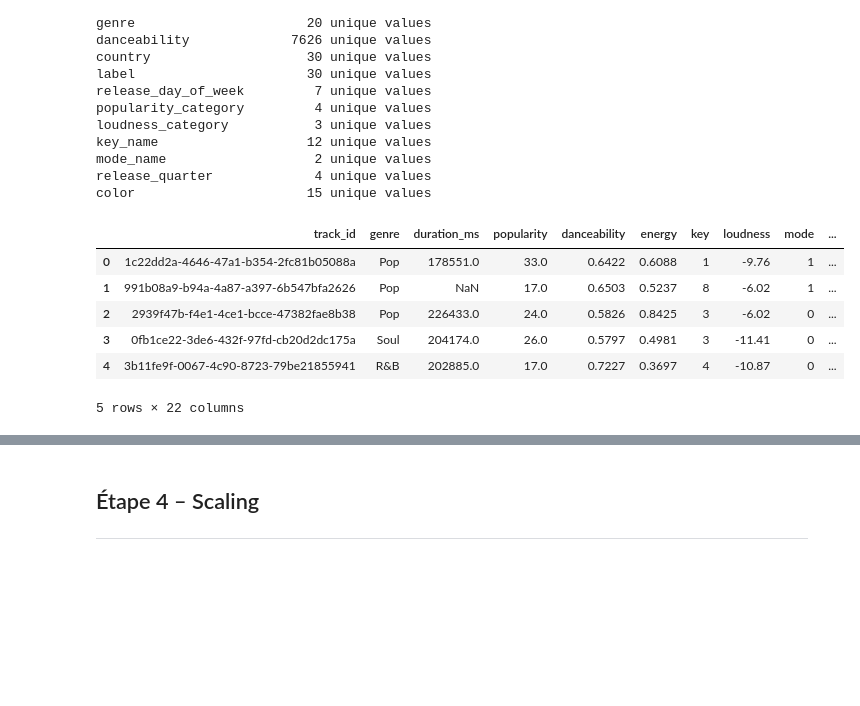
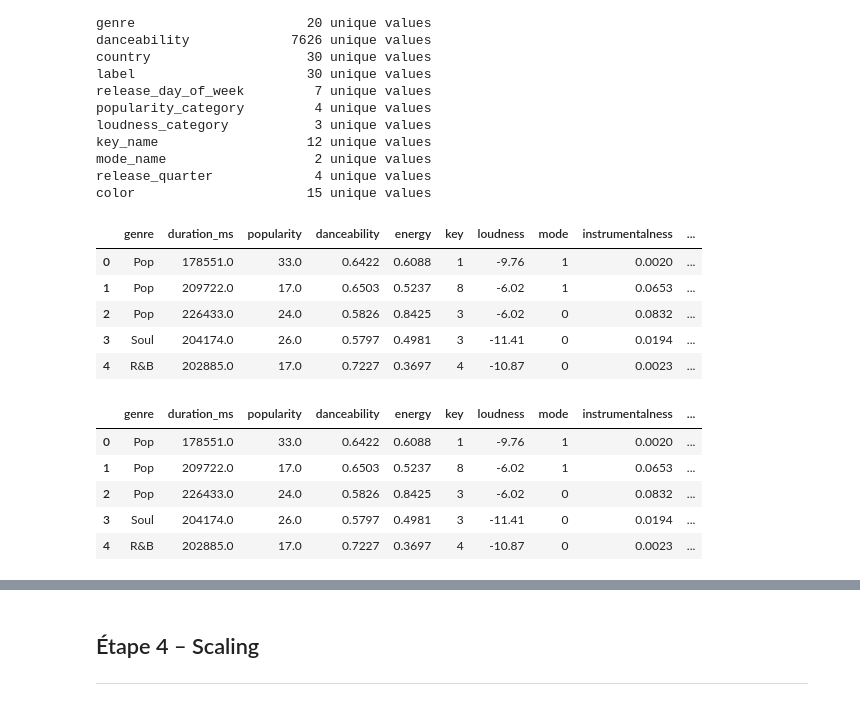
Before and after one commit to Adrien-Rouillon/Machine-learning---SpotifyDB, a Jupyter notebook: Notebooks/Delivrable2.ipynb, the cells around one changed output, grey strips where cells are left out. Drawn from its saved outputs; the diff is of its cells as text; code cells hidden in the pictures; blank space fills up the shorter version.

```diff
--- a/Notebooks/Delivrable2.ipynb
+++ b/Notebooks/Delivrable2.ipynb
@@ -13,7 +13,7 @@ import pandas as pd
 import numpy as np
 import matplotlib.pyplot as plt
 import seaborn as sns
-url = "https://raw.githubusercontent.com/Adrien-Rouillon/Machine-learning---SpotifyDB/refs/heads/main/spotify_artist_streaming_2020_2025.csv?token=GHSAT0AAAAAAEJEI4BTVCIBYZR7MBU6DWBW2WZIFRQ"
+url = "https://raw.githubusercontent.com/Adrien-Rouillon/Machine-learning---SpotifyDB/refs/heads/main/spotify_artist_streaming_2020_2025.csv?token=GHSAT0AAAAAAEJEI4BSEHGN46V6J254MVZO2W45SUQ"
 df = pd.read_csv(url)
 # %% [markdown]
 Before we need to do any data analysis, we need to mess it up since we chose a perfect dataset.
@@ -157,3 +157,16 @@ dtype: int64
 .isna() : Returns us the table with either True or False depending if the cell is empty or not.
 
 .sum() : Counts each True in a column.
+# %%
+# Filling the missing value with the median.
+df = df.fillna(df['duration_ms'].median())
+
+# Droping value that didn't have popularity value.
+df = df.dropna(subset=['popularity'])
+
+# Droping values unknow from danceability.
+df = df[pd.to_numeric(df['danceability'], errors='coerce').notna()]
+
+
+# TODO 3
+df.isna().sum()
@@ -239,22 +271,22 @@ mode_name                   2 unique values
 release_quarter             4 unique values
 color                      15 unique values
 # %%
-#This is all the columns we have to drop.
+#This is all the columns we didn't need.
 
 to_drop = [
     "track_name", "album_name", "artist_name", "release_date",              #text with unique value
     "popularity_category",                                                  #Leak : popularity drift
     "duration_minutes", "key_name", "mode_name", "is_explicit_bool",
     "loudness_category", "release_quarter", "log_stream_count",             #doubles
+    "index", "track_id","color"
 ]
 
 df = df.drop(columns=[c for c in to_drop if c in df.columns])
 df.head()
 # %% [output]
-|  | track_id | genre | duration_ms | popularity | danceability | energy | key | loudness | mode | ... |
-| 0 | 1c22dd2a-4646-47a1-b354-2fc81b05088a | Pop | 178551.0 | 33.0 | 0.6422 | 0.6088 | 1 | -9.76 | 1 | ... |
-| 1 | 991b08a9-b94a-4a87-a397-6b547bfa2626 | Pop | NaN | 17.0 | 0.6503 | 0.5237 | 8 | -6.02 | 1 | ... |
-| 2 | 2939f47b-f4e1-4ce1-bcce-47382fae8b38 | Pop | 226433.0 | 24.0 | 0.5826 | 0.8425 | 3 | -6.02 | 0 | ... |
-| 3 | 0fb1ce22-3de6-432f-97fd-cb20d2dc175a | Soul | 204174.0 | 26.0 | 0.5797 | 0.4981 | 3 | -11.41 | 0 | ... |
-| 4 | 3b11fe9f-0067-4c90-8723-79be21855941 | R&B | 202885.0 | 17.0 | 0.7227 | 0.3697 | 4 | -10.87 | 0 | ... |
+|  | genre | duration_ms | popularity | danceability | energy | key | loudness | mode | instrumentalness | ... |
+| 0 | Pop | 178551.0 | 33.0 | 0.6422 | 0.6088 | 1 | -9.76 | 1 | 0.0020 | ... |
+| 1 | Pop | 209722.0 | 17.0 | 0.6503 | 0.5237 | 8 | -6.02 | 1 | 0.0653 | ... |
+| 2 | Pop | 226433.0 | 24.0 | 0.5826 | 0.8425 | 3 | -6.02 | 0 | 0.0832 | ... |
+| 3 | Soul | 204174.0 | 26.0 | 0.5797 | 0.4981 | 3 | -11.41 | 0 | 0.0194 | ... |
+| 4 | R&B | 202885.0 | 17.0 | 0.7227 | 0.3697 | 4 | -10.87 | 0 | 0.0023 | ... |
-5 rows × 22 columns
@@ -263,0 +293,13 @@ for c in ["explicit", "is_weekend_release"]:
+# %%
+bool_map = {True:1,False:0,"true":1,"false":0,"True":1,"False":0}
+df['explicit'] = df['explicit'].map(bool_map)
+df['is_weekend_release'] = df['is_weekend_release'].map(bool_map)
+
+df.head()
+# %% [output]
+|  | genre | duration_ms | popularity | danceability | energy | key | loudness | mode | instrumentalness | ... |
+| 0 | Pop | 178551.0 | 33.0 | 0.6422 | 0.6088 | 1 | -9.76 | 1 | 0.0020 | ... |
+| 1 | Pop | 209722.0 | 17.0 | 0.6503 | 0.5237 | 8 | -6.02 | 1 | 0.0653 | ... |
+| 2 | Pop | 226433.0 | 24.0 | 0.5826 | 0.8425 | 3 | -6.02 | 0 | 0.0832 | ... |
+| 3 | Soul | 204174.0 | 26.0 | 0.5797 | 0.4981 | 3 | -11.41 | 0 | 0.0194 | ... |
+| 4 | R&B | 202885.0 | 17.0 | 0.7227 | 0.3697 | 4 | -10.87 | 0 | 0.0023 | ... |
```
Also changed, not shown: parts of 14 cells of this notebook.
